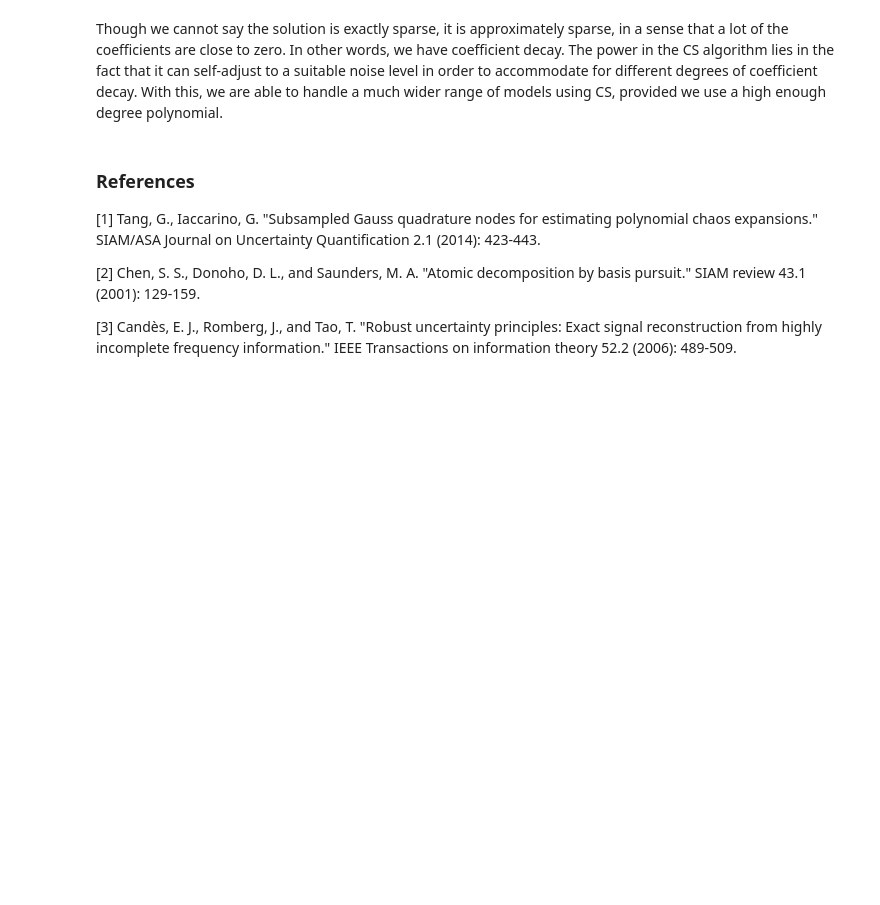
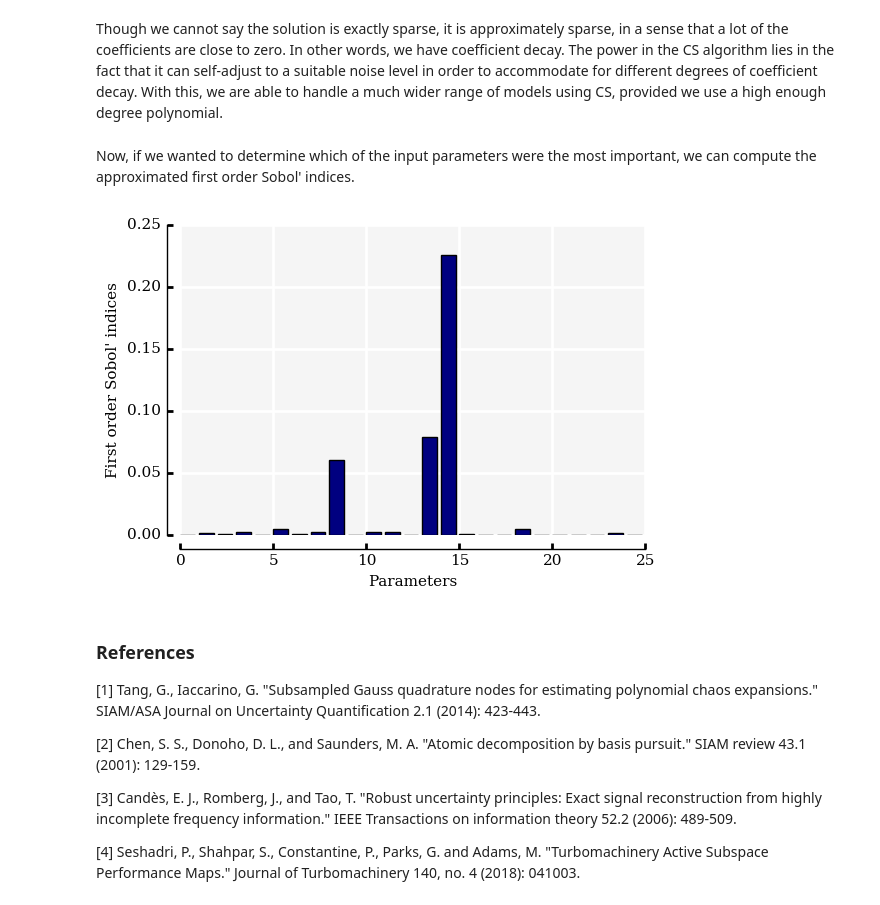
Before and after one commit to irevirdis/Effective-Tutorials, a Jupyter notebook: compressive_sensing.ipynb, the cells around one changed output. Drawn from its saved outputs; the diff is of its cells as text; code cells hidden in the pictures; blank space fills up the shorter version.

```diff
--- a/compressive_sensing.ipynb
+++ b/compressive_sensing.ipynb
@@ -117,5 +117,21 @@ plt.show()
 # %% [markdown]
 Though we cannot say the solution is exactly sparse, it is approximately sparse, in a sense that a lot of the coefficients are close to zero. In other words, we have coefficient decay. The power in the CS algorithm lies in the fact that it can self-adjust to a suitable noise level in order to accommodate for different degrees of coefficient decay. With this, we are able to handle a much wider range of models using CS, provided we use a high enough degree polynomial.
+# %% [markdown]
+Now, if we wanted to determine which of the input parameters were the most important, we can compute the approximated first order Sobol' indices.
+# %%
+stats = polycs.getStatistics(max_sobol_order=2)
+v1 = stats.getSobol(1)
+# %%
+fig = plt.figure()
+ax = fig.add_subplot(1,1,1)
+for key, value in v1.items():
+    plt.bar(key[0], value, color='navy')
+adjust_spines(ax, ['left', 'bottom'])
+plt.xlabel("Parameters")
+plt.ylabel("First order Sobol' indices")
+plt.show()
+# %% [output]
+[figure, added]
 # %% [markdown]
 <h3> References </h3>
 
@@ -124,3 +140,5 @@ Though we cannot say the solution is exactly sparse, it is approximately sparse,
 [2] Chen, S. S., Donoho, D. L., and Saunders, M. A. "Atomic decomposition by basis pursuit." SIAM review 43.1 (2001): 129-159.
 
 [3] Candès, E. J., Romberg, J., and Tao, T. "Robust uncertainty principles: Exact signal reconstruction from highly incomplete frequency information." IEEE Transactions on information theory 52.2 (2006): 489-509.
+
+[4] Seshadri, P., Shahpar, S., Constantine, P., Parks, G. and Adams, M. "Turbomachinery Active Subspace Performance Maps." Journal of Turbomachinery 140, no. 4 (2018): 041003.
```
Also changed, not shown: parts of 3 cells of this notebook, 3 other files.
